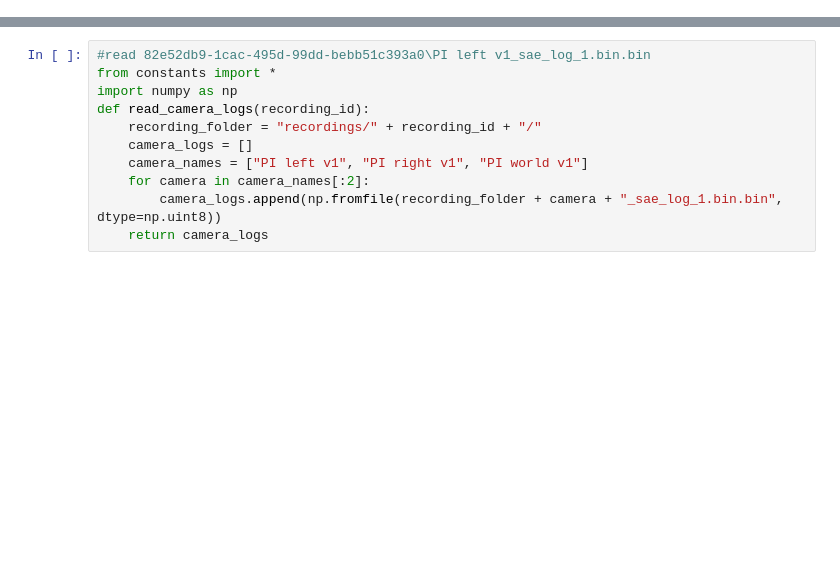
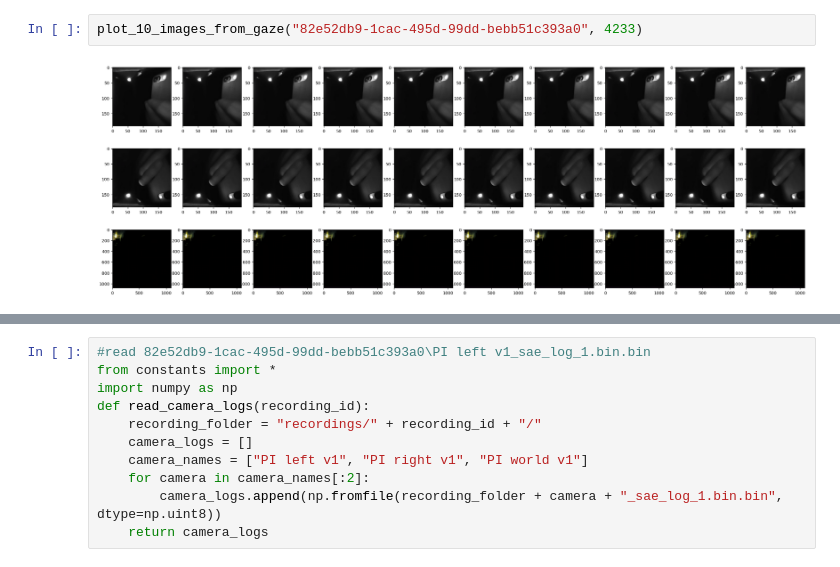
Before and after one commit to mathislindner/Gaze-Data-Acquisition-Code-and-Thesis, a Jupyter notebook: mathis/data_validation.ipynb, the cells around one changed output, grey strips where cells are left out. Drawn from its saved outputs; the diff is of its cells as text; blank space fills up the shorter version.

```diff
--- a/mathis/data_validation.ipynb
+++ b/mathis/data_validation.ipynb
@@ -39,0 +44,4 @@ plot_10_images_from_gaze("82e52db9-1cac-495d-99dd-bebb51c393a0", 4049)
+# %%
+plot_10_images_from_gaze("82e52db9-1cac-495d-99dd-bebb51c393a0", 4233)
+# %% [output]
+[figure, added]
```
Also changed, not shown: parts of 4 cells of this notebook, 2 other files.
